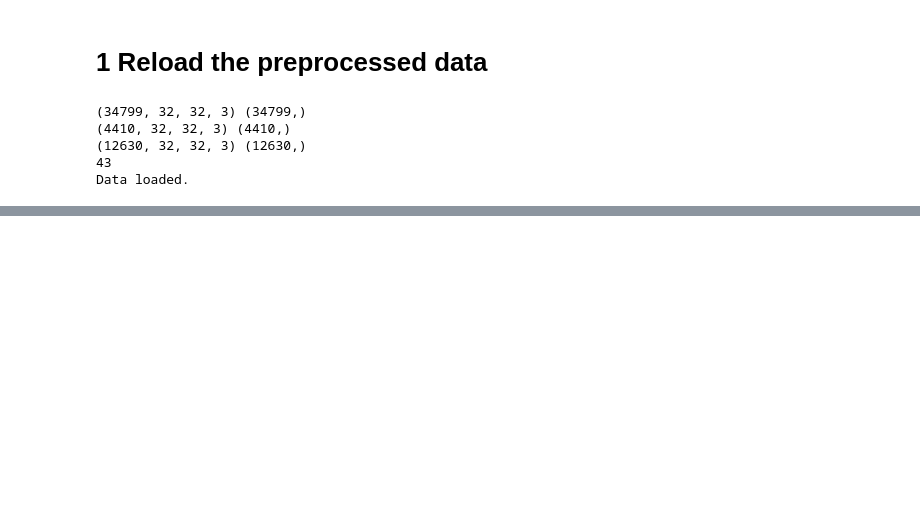
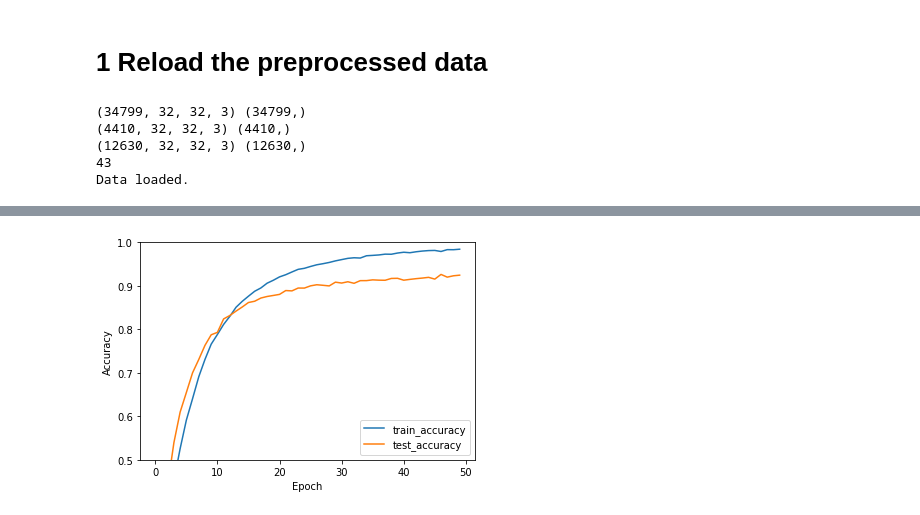
Before and after one commit to deansaco/Traffic_Sign_Classifier, a Jupyter notebook: AlexNet.ipynb, the cells around one changed output, grey strips where cells are left out. Drawn from its saved outputs; the diff is of its cells as text; code cells hidden in the pictures; blank space fills up the shorter version.

```diff
--- a/AlexNet.ipynb
+++ b/AlexNet.ipynb
@@ -169,0 +220,14 @@ print('Best epoch: %d'% (best_epoch,))
+# %%
+plt.plot(history.history['acc'], label='train_accuracy')
+plt.plot(history.history['val_acc'], label = 'test_accuracy')
+plt.xlabel('Epoch')
+plt.ylabel('Accuracy')
+plt.ylim([0.5, 1])
+plt.legend(loc='lower right')
+
+#evaluate model
+test_loss, test_accuracy = model.evaluate(X_test, y_test, verbose=2)
+
+
+print(f'Test Accuracy:', 100*test_accuracy)
+# %% [output]
@@ -170,3 +236,4 @@ print('Best epoch: %d'% (best_epoch,))
+[figure, added]
 # %%
 hypermodel=tuner.hypermodel.build(best_hps)
 
```
Also changed, not shown: parts of 16 cells of this notebook.
